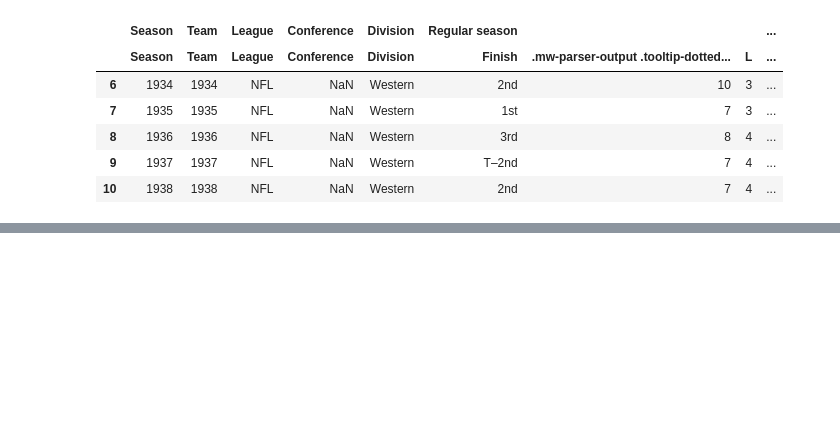
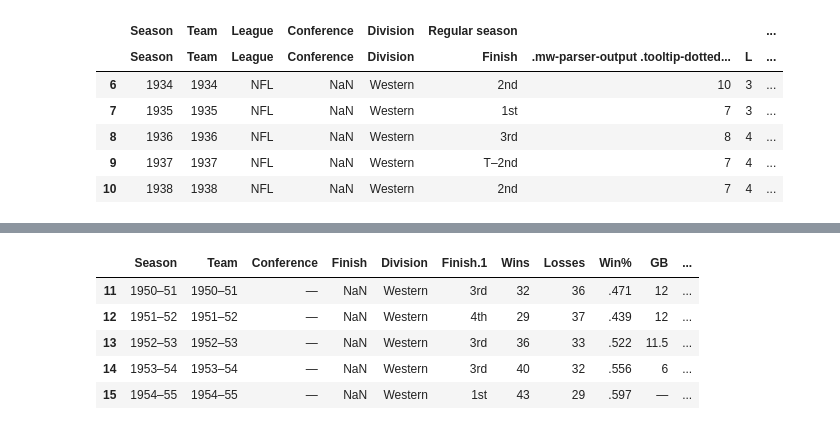
Before and after one commit to brunoramosmartins/SpecializationDataScience, a Jupyter notebook: AppliedPlottingChartingDataRepresentation/Week4/assignment4.ipynb, the cells around one changed output, grey strips where cells are left out. Saved outputs shown, nothing was run; the diff lists cells and outputs as text; code cells hidden in the pictures; blank space fills up the shorter version.

```diff
--- a/AppliedPlottingChartingDataRepresentation/Week4/assignment4.ipynb
+++ b/AppliedPlottingChartingDataRepresentation/Week4/assignment4.ipynb
@@ -137,0 +180,13 @@ df_lions.head()
+# %%
+df_pistons=pd.read_html(dict_datasets['Pistons'])[1][11:]
+# %%
+df_pistons.rename(columns = {'.mw-parser-output .tooltip-dotted{border-bottom:1px dotted;cursor:help}Season': 'Season'}, inplace=True)
+# %%
+df_pistons.head()
+# %% [output]
+|  | Season | Team | Conference | Finish | Division | Finish.1 | Wins | Losses | Win% | GB | ... |
+| 11 | 1950–51 | 1950–51 | — | NaN | Western | 3rd | 32 | 36 | .471 | 12 | ... |
+| 12 | 1951–52 | 1951–52 | — | NaN | Western | 4th | 29 | 37 | .439 | 12 | ... |
+| 13 | 1952–53 | 1952–53 | — | NaN | Western | 3rd | 36 | 33 | .522 | 11.5 | ... |
+| 14 | 1953–54 | 1953–54 | — | NaN | Western | 3rd | 40 | 32 | .556 | 6 | ... |
+| 15 | 1954–55 | 1954–55 | — | NaN | Western | 1st | 43 | 29 | .597 | — | ... |
```
Also changed, not shown: parts of 27 cells of this notebook.
